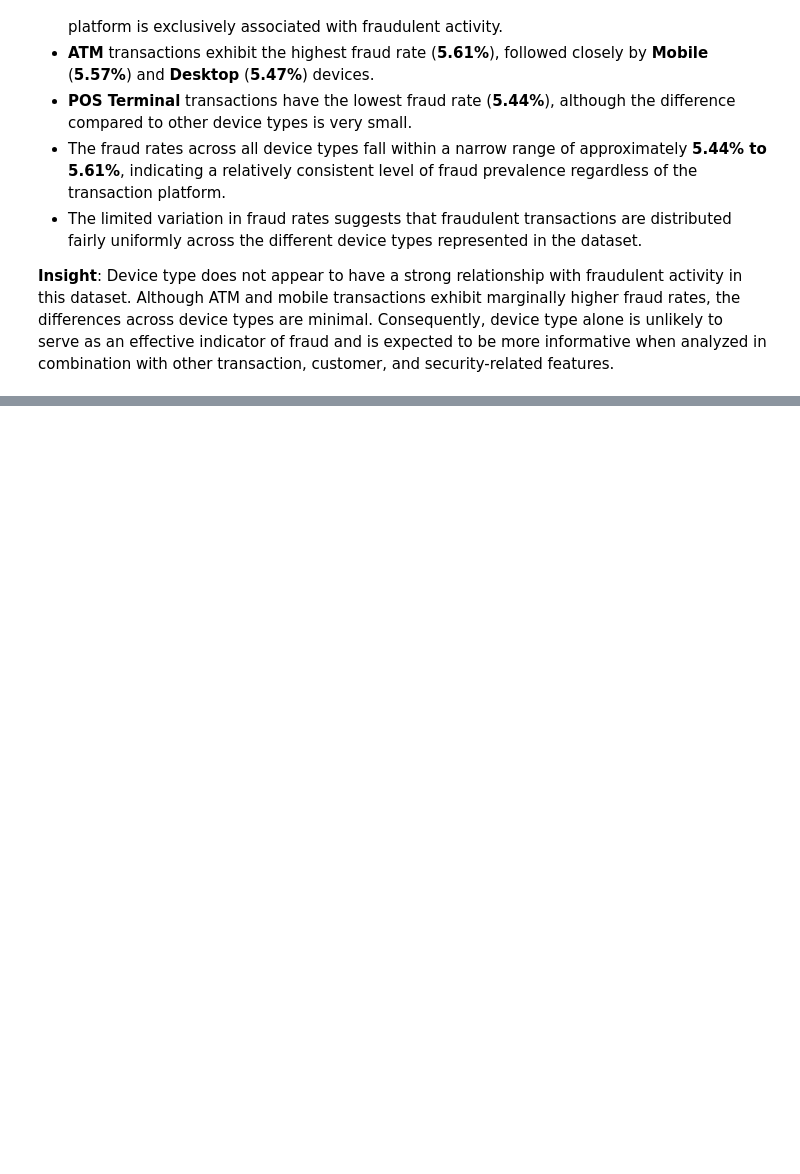
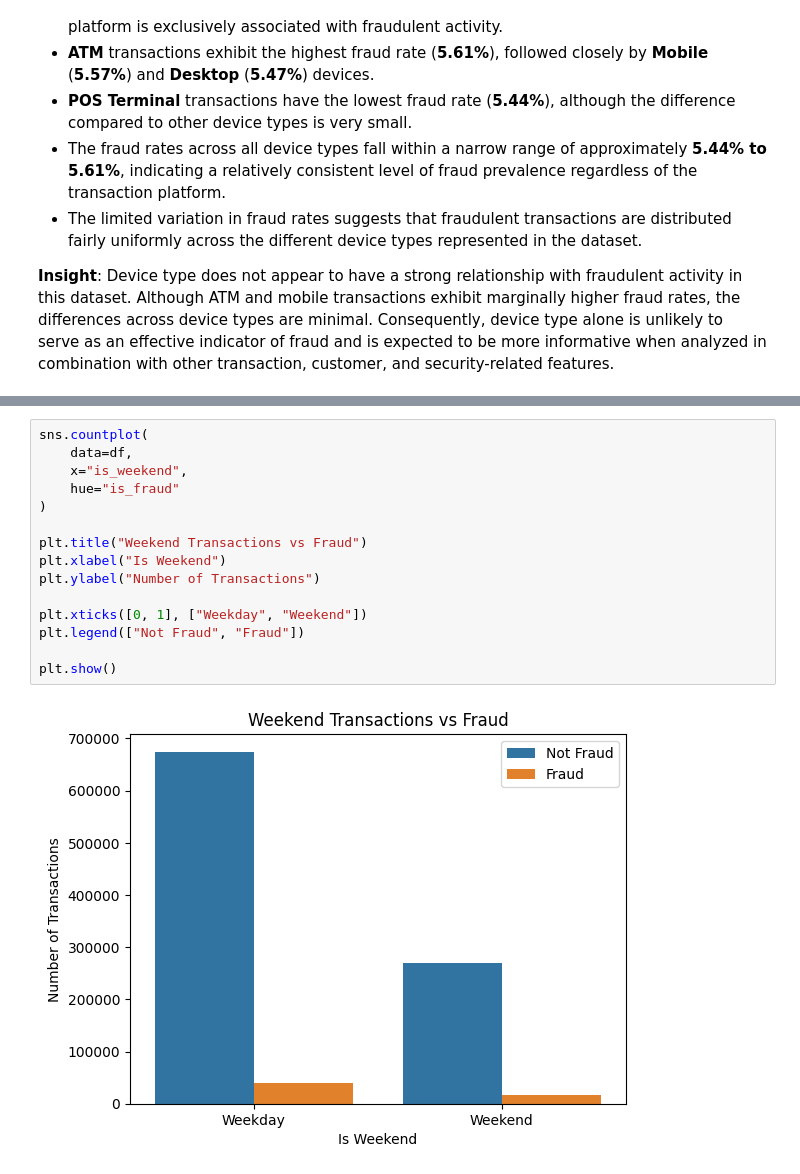
Before and after one commit to abhi-saurav-saroya/bank-fraud-eda, a Jupyter notebook: notebooks/02_exploratory_data_analysis.ipynb, the cells around one changed output, grey strips where cells are left out. Drawn from its saved outputs; the diff is of its cells as text; blank space fills up the shorter version.

Commit message:
feat(eda/bivariate-analysis): add Weekwnd Transactions vs Fraud analysis under Binary Features by Fraud Status

```diff
--- a/notebooks/02_exploratory_data_analysis.ipynb
+++ b/notebooks/02_exploratory_data_analysis.ipynb
@@ -2170,0 +2176,17 @@ plt.show()
+# %%
+sns.countplot(
+    data=df,
+    x="is_weekend",
+    hue="is_fraud"
+)
+
+plt.title("Weekend Transactions vs Fraud")
+plt.xlabel("Is Weekend")
+plt.ylabel("Number of Transactions")
+
+plt.xticks([0, 1], ["Weekday", "Weekend"])
+plt.legend(["Not Fraud", "Fraud"])
+
+plt.show()
+# %% [output]
+[figure, added]
```
Also changed, not shown: parts of 69 cells of this notebook.
